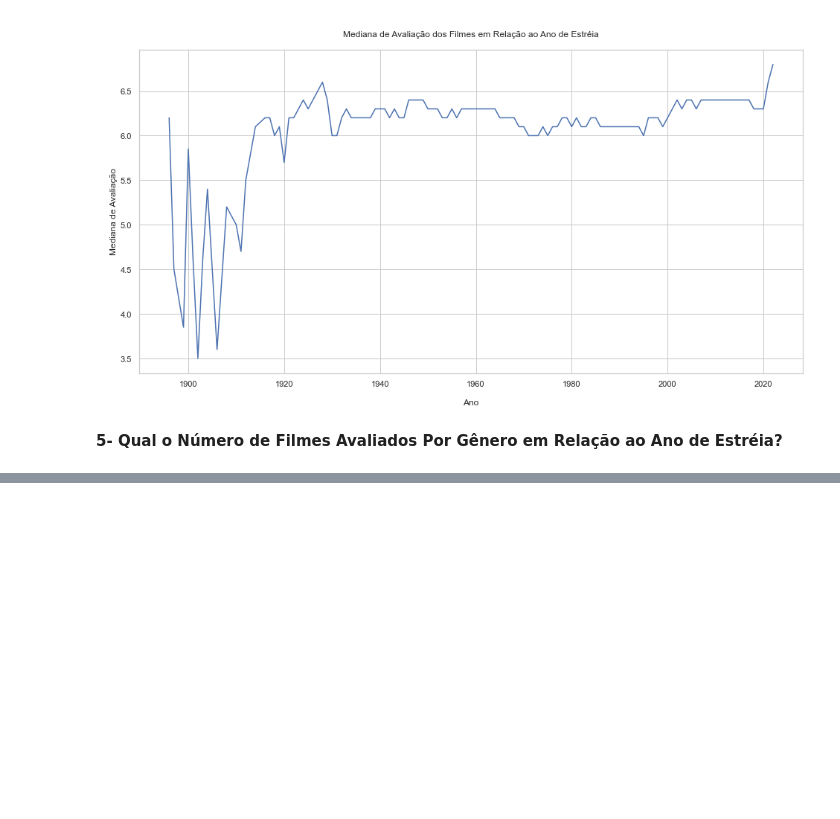
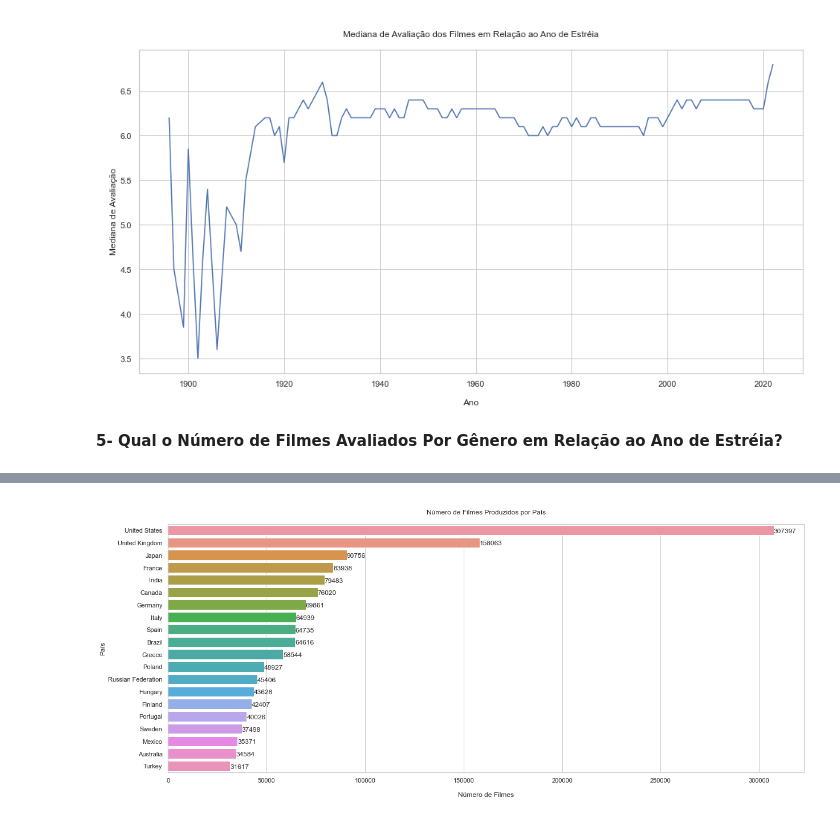
Before and after one commit to antonioliverjr/pydata_miniprojetodsa, a Jupyter notebook: imdb_analise.ipynb, the cells around one changed output, grey strips where cells are left out. Drawn from its saved outputs; the diff is of its cells as text; code cells hidden in the pictures; blank space fills up the shorter version.

```diff
--- a/imdb_analise.ipynb
+++ b/imdb_analise.ipynb
@@ -430,0 +592,9 @@ plt.show()
+# %%
+consulta8 = '''
+    select region, count(*) number_of_movies
+    from akas join titles on akas.title_id = titles.title_id
+    where region != 'None' and type='movie'
+    group by region
+'''
+resultado8 = pd.read_sql_query(consulta8, conn)
+display(resultado8)
@@ -430,0 +615,16 @@ plt.show()
+# %%
+nomes_paises = []
+contagem = []
+for i in range(resultado8.shape[0]):
+    try:
+        country = resultado8['region'].values[i]
+        nomes_paises.append(pycountry.countries.get(alpha_2 = country).name)
+        contagem.append(resultado8['number_of_movies'].values[i])
+    except:
+        continue
+# %%
+df_filmes_paises = pd.DataFrame()
+df_filmes_paises['country'] = nomes_paises
+df_filmes_paises['movie_count'] = contagem
+# %%
+df_filmes_paises = df_filmes_paises.sort_values(by='movie_count', ascending=False)
@@ -430,0 +645,12 @@ plt.show()
+# %%
+plt.figure(figsize=(20,8))
+sns.barplot(y=df_filmes_paises[:20].country, x=df_filmes_paises[:20].movie_count, orient='h')
+for i in range(0,20):
+    plt.text(df_filmes_paises.movie_count[df_filmes_paises.index[i]]-1, i+0.2
+    ,round(df_filmes_paises.movie_count[df_filmes_paises.index[i]],2))
+plt.ylabel('País')
+plt.xlabel('\nNúmero de Filmes')
+plt.title('\nNúmero de Filmes Produzidos por País\n')
+plt.show()
+# %% [output]
+[figure, added]
```
Also changed, not shown: parts of 23 cells of this notebook.
